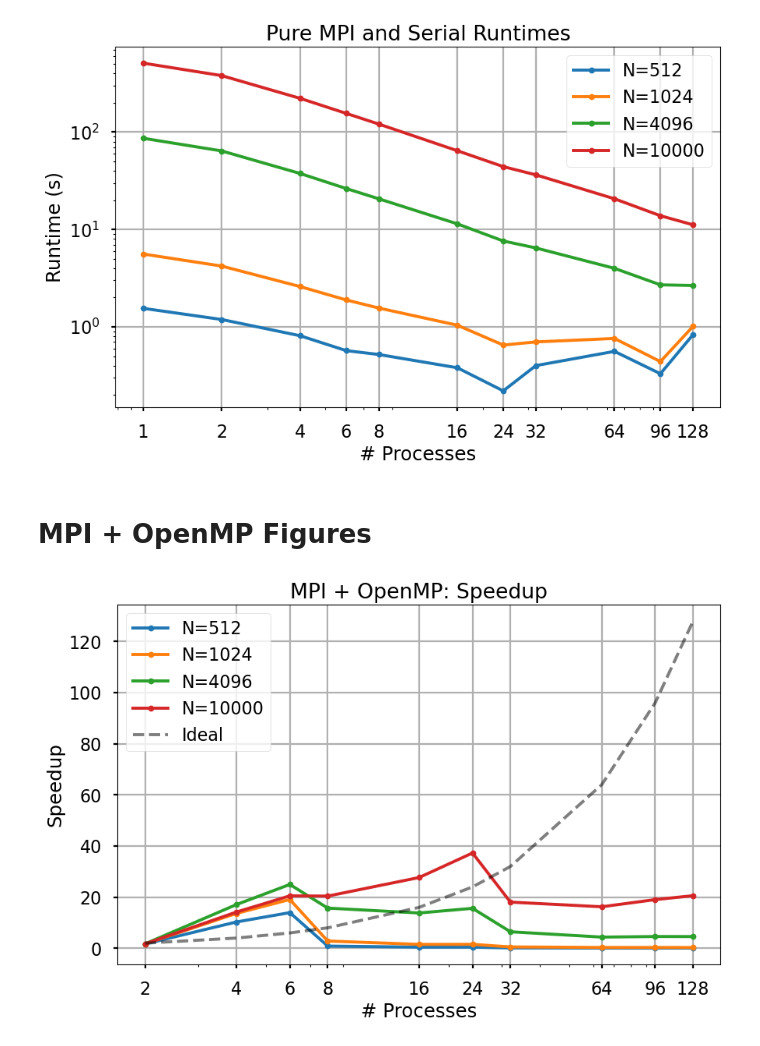
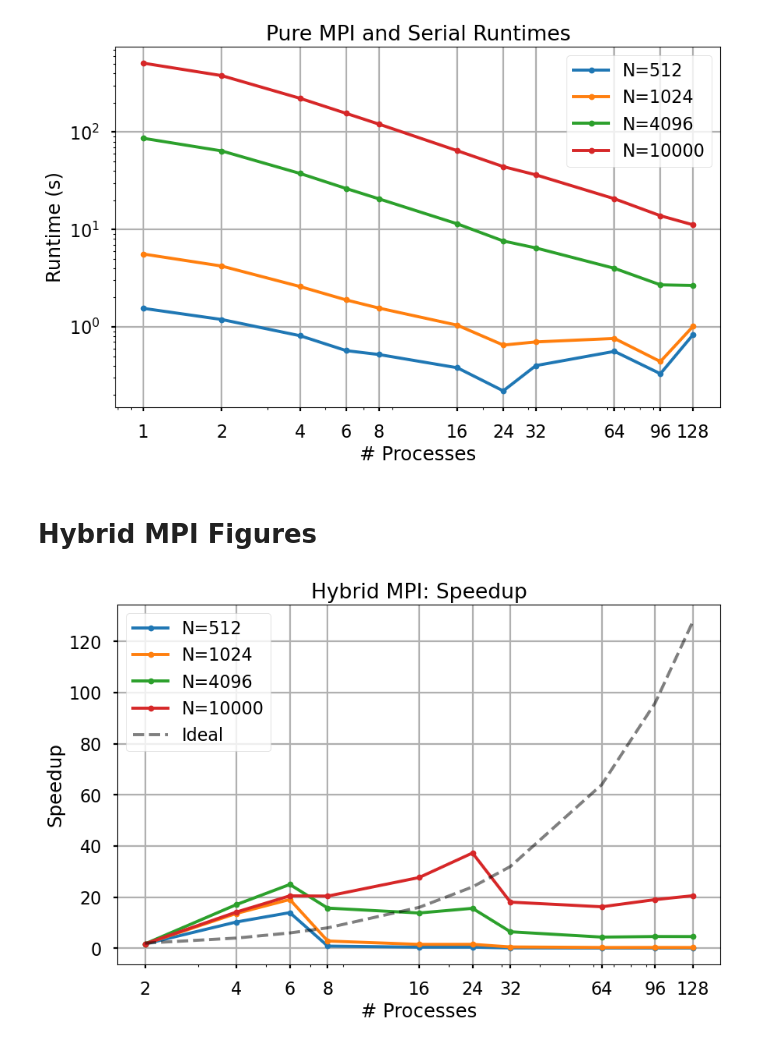
Before and after one commit to jfdev001/parallel-nbody, a Jupyter notebook: notebooks/figures.ipynb, the cells around one changed output. Drawn from its saved outputs; the diff is of its cells as text; code cells hidden in the pictures.

Commit message:
renamed to hybrid

```diff
--- a/notebooks/figures.ipynb
+++ b/notebooks/figures.ipynb
@@ -468,18 +468,18 @@ fig_base_rtime.savefig("../figures/pure_mpi_runtime.png", bbox_inches="tight")
 # %% [output]
 [figure]
 # %% [markdown]
-# MPI + OpenMP Figures
+# Hybrid MPI Figures
 # %%
 # Speedup
 fig_opt_speedup, ax_opt_speedup = generic_performance_plot(opt_speedup_presentation, True, [True, False], False, ".-")
 ax_opt_speedup.legend()
-ax_opt_speedup.set_title("MPI + OpenMP: Speedup")
+ax_opt_speedup.set_title("Hybrid MPI: Speedup")
 ax_opt_speedup.set_xlabel("# Processes")
 ax_opt_speedup.set_ylabel("Speedup")
 
 fig_opt_speedup.savefig("../figures/hybrid_mpi_speedup.png", bbox_inches="tight")
 # %% [output]
-[figure, old version]
+[figure, new version]
 # %%
 # Efficiencies
 fig_opt_efficiency, ax_opt_efficiency = generic_performance_plot(opt_efficiency_presentation, False, [True, False], False, ".-")
```
Also changed, not shown: parts of 4 cells of this notebook, 4 other files.
